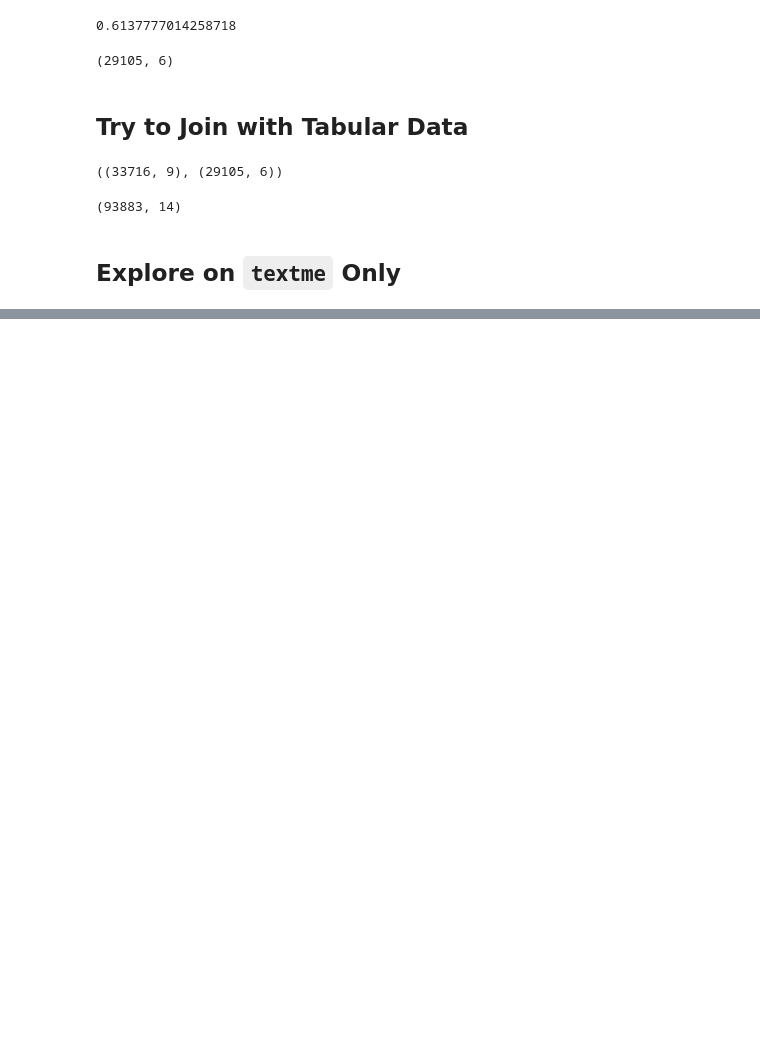
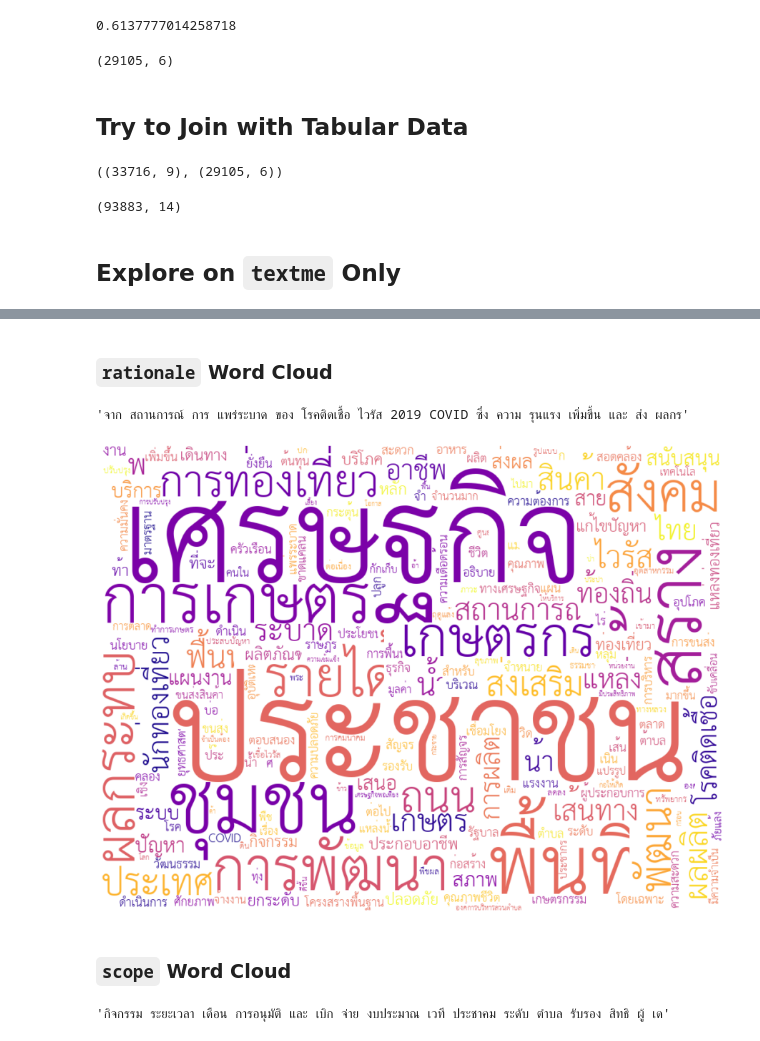
Before and after one commit to pnphannisa/thaimaimee, a Jupyter notebook: explore_details.ipynb, the cells around one changed output, grey strips where cells are left out. Saved outputs shown, nothing was run; the diff lists cells and outputs as text; code cells hidden in the pictures; blank space fills up the shorter version.

Commit message:
textme word cloud

```diff
--- a/explore_details.ipynb
+++ b/explore_details.ipynb
@@ -1,4 +1,5 @@
 # %%
+%matplotlib inline
 import re
 import pythainlp
 from pythainlp.ulmfit import rm_useless_newlines, rm_useless_spaces
@@ -6,6 +7,15 @@ from tqdm.notebook import tqdm
 import json
 import pandas as pd
 import csv
+
+# #from https://gist.github.com/korakot/01d181229b21411b0a20784e0ca20d3d
+# !wget https://github.com/Phonbopit/sarabun-webfont/raw/master/fonts/thsarabunnew-webfont.ttf
+# !pip install -U --pre matplotlib
+import matplotlib.font_manager as matfont
+matfont.fontManager.addfont('thsarabunnew-webfont.ttf.1') # 3.2+
+from plotnine import *
+from mizani import *
+theme_set(theme_minimal(14, 'TH Sarabun New'))
 
 def process_text(content, save_txt=True):
     mapping = dict([
@@ -198,0 +236,2 @@ df.
+# %% [markdown]
+### `rationale` Word Cloud
@@ -198,0 +243,46 @@ df.
+# %%
+texts = []
+for i in range(textme.shape[0]):
+    texts+=[i for i in word_tokenize(textme.rationale[i], keep_whitespace=False) if len(i)>2]
+text_rationale = ' '.join(texts)
+text_rationale[:100]
+# %% [output]
+'จาก สถานการณ์ การ แพร่ระบาด ของ โรคติดเชื้อ ไวรัส 2019 COVID ซึ่ง ความ รุนแรง เพิ่มขึ้น และ ส่ง ผลกร'
+# %%
+wordcloud = WordCloud(font_path='thsarabunnew-webfont.ttf.1',
+                      background_color="white",
+                      width=1024,
+                      height=768,
+                      max_words=200,
+                      collocations=False,
+                      colormap='plasma',
+                      regexp=r"[ก-๙a-zA-Z']+",
+                      stopwords=list(pythainlp.corpus.common.thai_stopwords()) + \
+                          ['unk','โครงการ','โครง','วัตถุประสงค์','งบประมาณ',
+                           #preposition
+                           'ดังนั้น','โปรด',
+                           #units
+                          'เมตร','ตารางเมตร','ลบ','ตร','กม','บาท',
+                           #area
+                          'จังหวัด','เขต','อำเภอ','ตำบล','หมู่','บ้าน','เมือง',
+                           'หมู่บ้าน','หนอง',
+                           #size
+                           'ขนาด','จำนวน','ปริมาณ']
+                      ).generate(text_rationale)
+
+fig, ax = plt.subplots(1, 1, figsize=(16, 12))
+ax.imshow(wordcloud, interpolation='bilinear')
+ax.axis("off")
+fig.show()
+# %% [output]
+[figure, added]
+# %% [markdown]
+### `scope` Word Cloud
+# %%
+texts = []
+for i in range(textme.shape[0]):
+    texts+=[i for i in word_tokenize(textme.scope[i], keep_whitespace=False) if len(i)>2]
+text_scope = ' '.join(texts)
+text_scope[:100]
+# %% [output]
+'กิจกรรม ระยะเวลา เดือน การอนุมัติ และ เบิก จ่าย งบประมาณ เวที ประชาคม ระดับ ตำบล รับรอง สิทธิ ผู้ เด'
```
Also changed, not shown: parts of 9 cells of this notebook, 1 other file.
